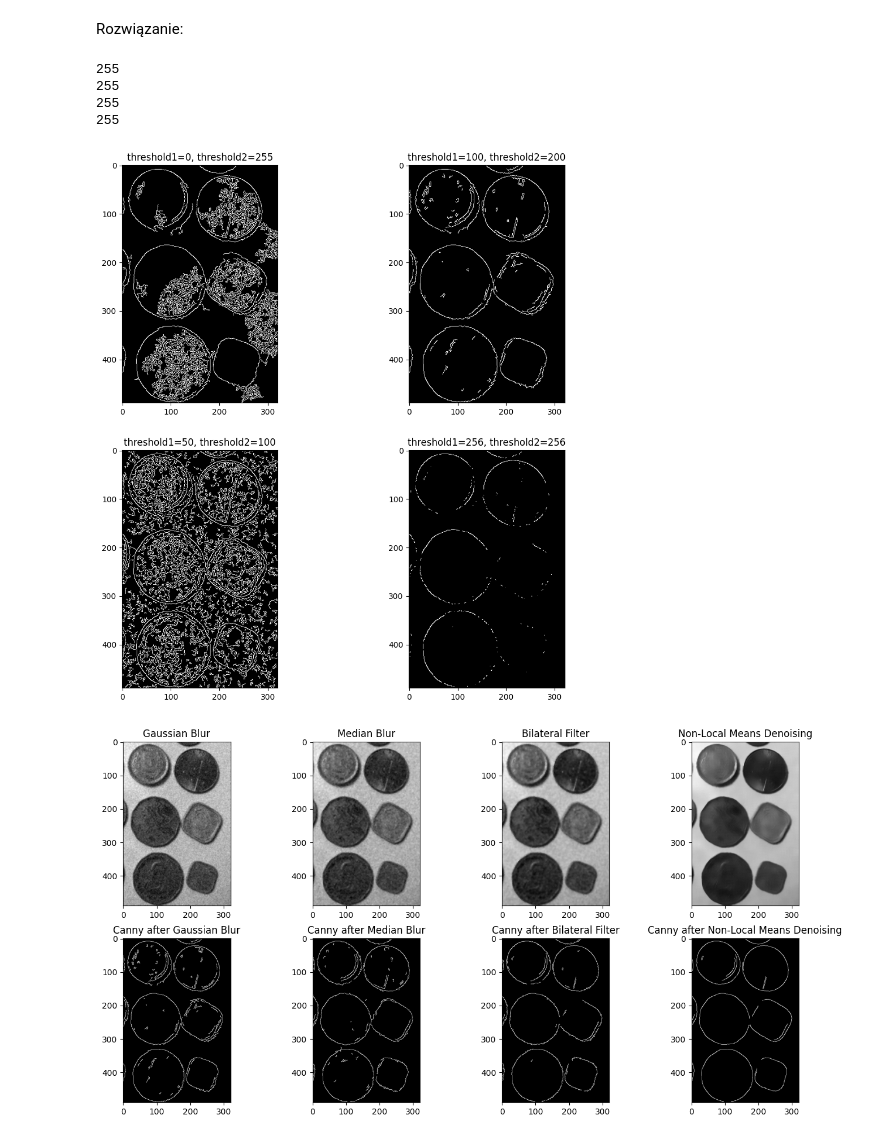
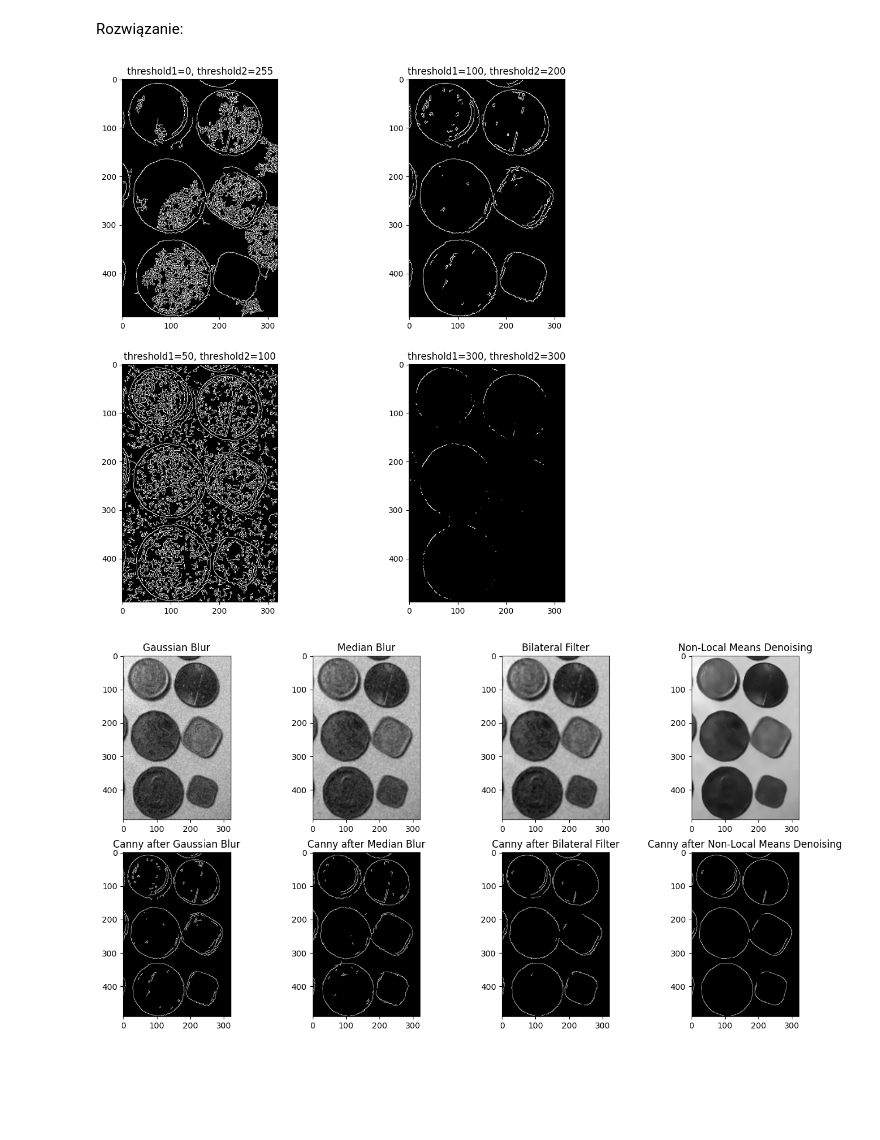
Before and after one commit to piotrdurniat/image-and-video-analysis-and-processing, a Jupyter notebook: lab3 - edge detection, histrogram operations/lab3.ipynb, the cells around one changed output. Cells and saved outputs as stored; diff of their text form; code cells hidden in the pictures; blank space fills up the shorter version.

```diff
--- a/lab3 - edge detection, histrogram operations/lab3.ipynb
+++ b/lab3 - edge detection, histrogram operations/lab3.ipynb
@@ -55,40 +55,35 @@ Rozwiązanie:
 # %%
 threshold1_values = [0, 120, 255]
 threshold2_values = [0, 120, 255]
 
 # threshold1 - lower boundary for edge detection
 # - any edge with a gradient intensity below this value will be discarded
 
 # threshold2 - upper boundary for edge detection
 # - any edge with a gradient intensity above this value will be kept
 
 threshold_values = [
     (0, 255),
     (100, 200),
     (50, 100),
-    (256, 256),
+    (300, 300),
 ]
 coins_noise_blur = cv2.GaussianBlur(coins_noise, (5, 5), 0)
 
 
 plt.figure(figsize=(12, 12))
 for i, (threshold1, threshold2) in enumerate(threshold_values):
     edges = cv2.Canny(
         image=coins_noise_blur, threshold1=threshold1, threshold2=threshold2
     )
 
-    print(edges.max())
     plt.subplot(2, 2, i + 1)
     plt.imshow(edges, cmap="gray")
     plt.title(f"threshold1={threshold1}, threshold2={threshold2}")
 
 plt.show()
 # %% [output]
-255
-255
-255
-255
-[figure, old version]
+[figure, new version]
 # %%
 import cv2
 import matplotlib.pyplot as plt
```
Also changed, not shown: parts of 2 cells of this notebook.
